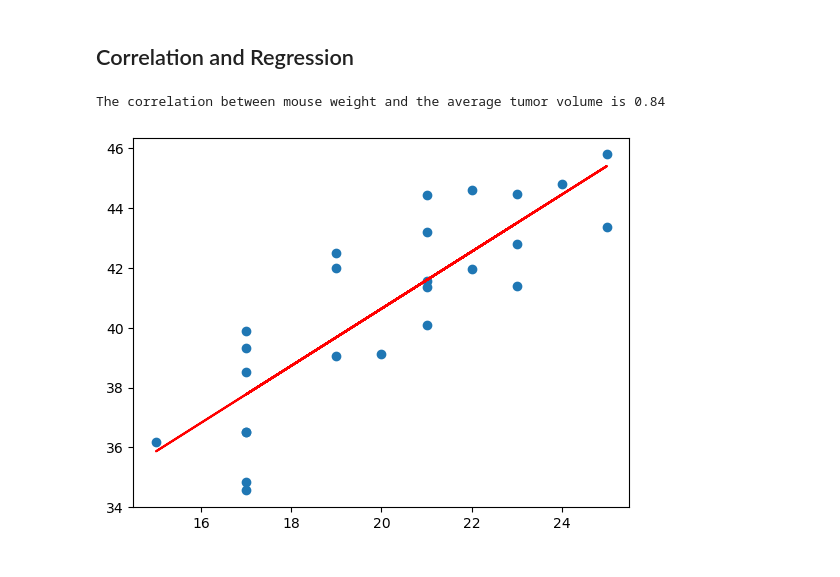
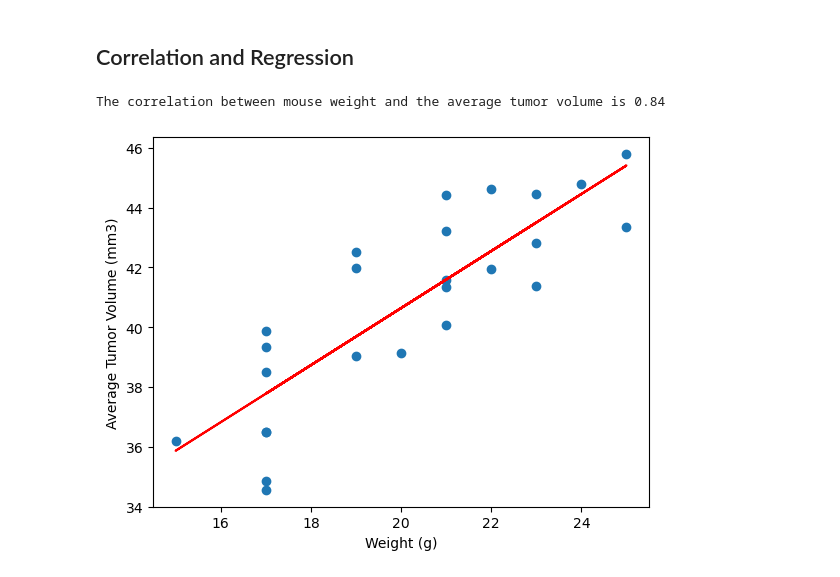
Before and after one commit to girishp/matplotlib-challenge, a Jupyter notebook: Pymaceuticals/pymaceuticals.ipynb, the cells around one changed output. Cells and saved outputs as stored; diff of their text form; code cells hidden in the pictures.

```diff
--- a/Pymaceuticals/pymaceuticals.ipynb
+++ b/Pymaceuticals/pymaceuticals.ipynb
@@ -349,18 +351,21 @@ plt.show()
 # %%
 from scipy.stats import pearsonr, linregress
 # Calculate the correlation coefficient and a linear regression model
 # for mouse weight and average observed tumor volume for the entire Capomulin regimen
 correlation_coefficient, _ = pearsonr(weights, average_tumor_volume)
 correlation_coefficient = round(correlation_coefficient, 2)
 
 slope, intercept, r_value, p_value, std_err = linregress(weights, average_tumor_volume)
 
 print(f"The correlation between mouse weight and the average tumor volume is {correlation_coefficient}")
 
 plt.scatter(weights, average_tumor_volume)
+plt.xlabel("Weight (g)")
+plt.ylabel("Average Tumor Volume (mm3)")
+
 plt.plot(weights, slope * weights + intercept, color="red")
 
 plt.show()
 # %% [output]
 The correlation between mouse weight and the average tumor volume is 0.84
-[figure, old version]
+[figure, new version]
```
Also changed, not shown: parts of 2 cells of this notebook.
